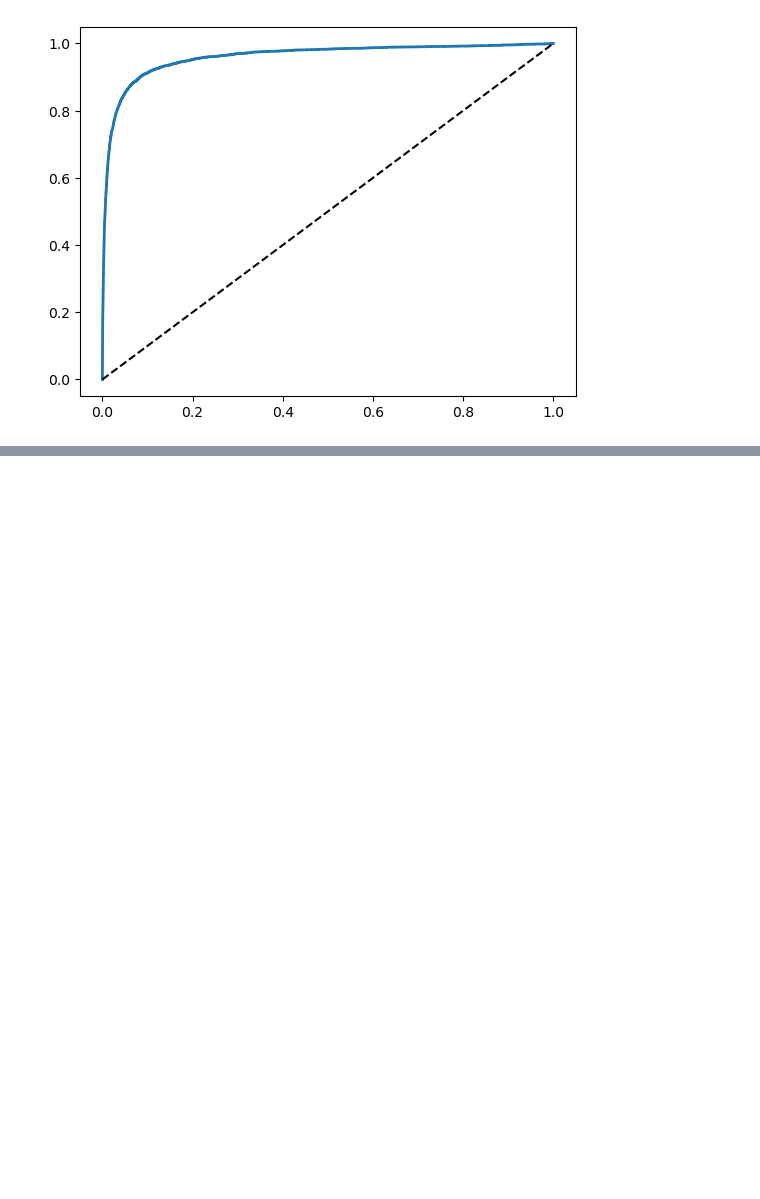
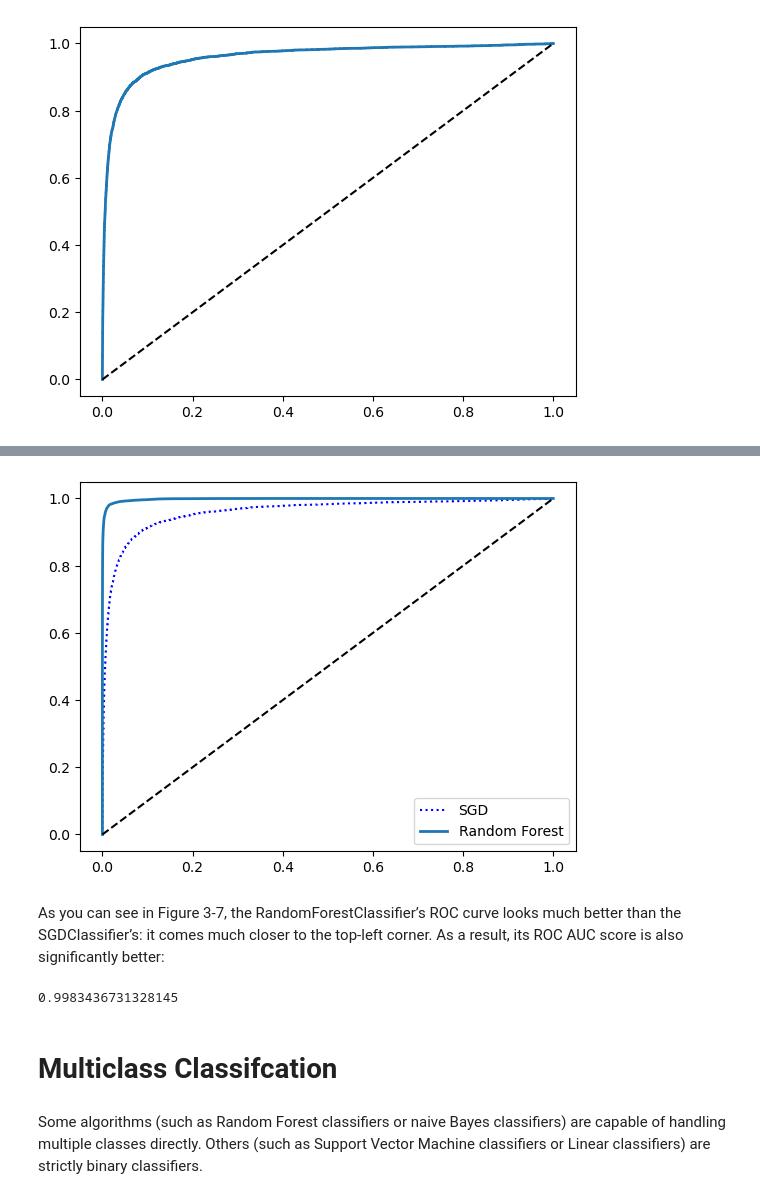
Before and after one commit to saurabh915/Machine-Learning, a Jupyter notebook: classification/Untitled.ipynb, the cells around one changed output, grey strips where cells are left out. Saved outputs shown, nothing was run; the diff lists cells and outputs as text; code cells hidden in the pictures; blank space fills up the shorter version.

```diff
--- a/classification/Untitled.ipynb
+++ b/classification/Untitled.ipynb
@@ -314,0 +379,29 @@ plt.show()
+# %%
+from sklearn.ensemble import RandomForestClassifier
+forest_clf = RandomForestClassifier(random_state=42)
+y_probas_forest = cross_val_predict(forest_clf, X_train, y_train_5, cv=3,
+ method="predict_proba")
+# %%
+y_scores_forest = y_probas_forest[:, 1] # score = proba of positive class
+fpr_forest, tpr_forest, thresholds_forest = roc_curve(y_train_5,y_scores_forest)
+# %%
+plt.plot(fpr, tpr, "b:", label="SGD")
+plot_roc_curve(fpr_forest, tpr_forest, "Random Forest")
+plt.legend(loc="lower right")
+plt.show()
+# %% [output]
+[figure, added]
+# %% [markdown]
+As you can see in Figure 3-7, the RandomForestClassifier’s ROC curve looks much
+better than the SGDClassifier’s: it comes much closer to the top-left corner. As a
+result, its ROC AUC score is also significantly better:
+# %%
+roc_auc_score(y_train_5, y_scores_forest)
+# %% [output]
+0.9983436731328145
+# %% [markdown]
+# Multiclass Classifcation
+# %% [markdown]
+Some algorithms (such as Random Forest classifiers or naive Bayes classifiers) are
+capable of handling multiple classes directly. Others (such as Support Vector Machine
+classifiers or Linear classifiers) are strictly binary classifiers.
```
Also changed, not shown: parts of 80 cells of this notebook, 7 other files.
